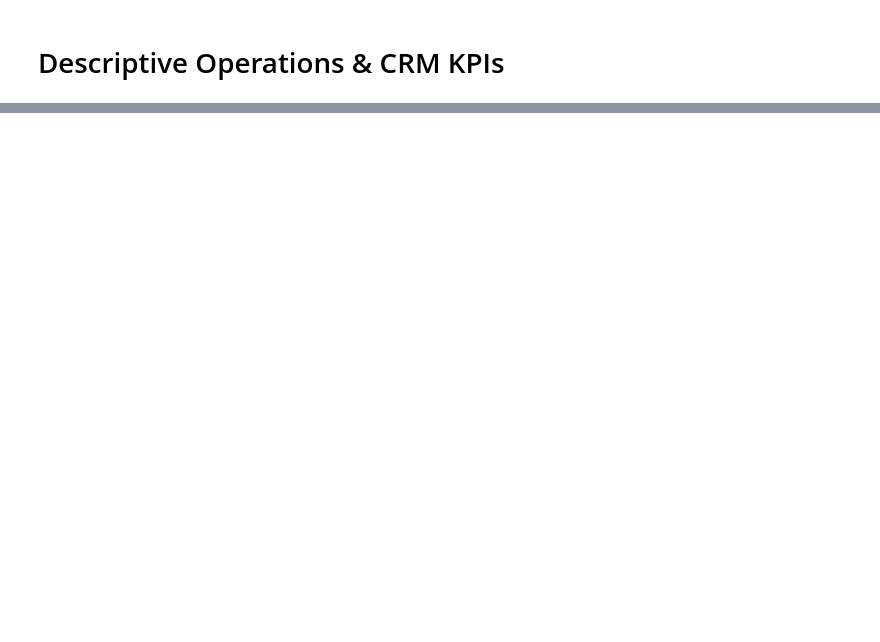
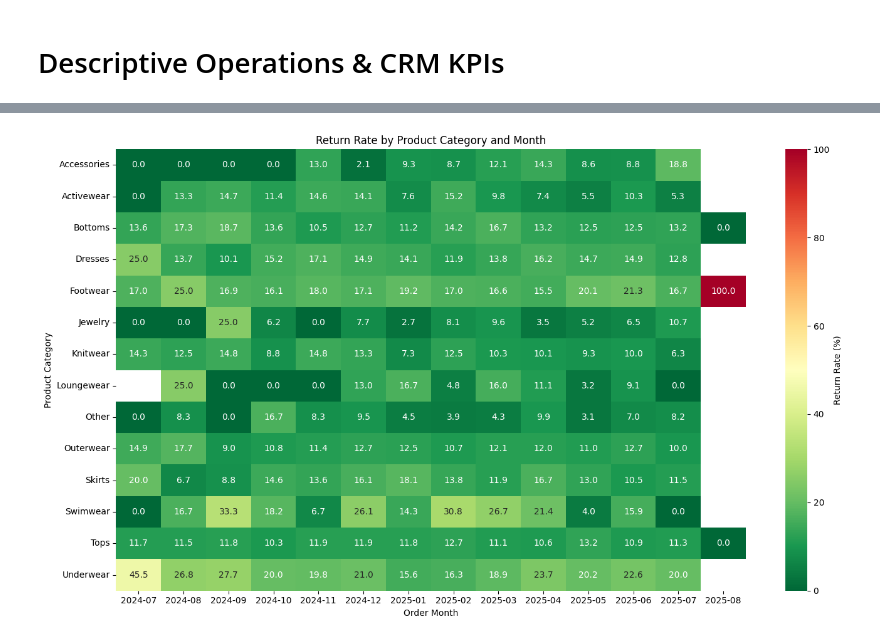
Before and after one commit to Barahow/Operational-CRM-Analysis-Retention-Funnel-and-Repurchase-Insights, a Jupyter notebook: notebooks/eda/01_descriptive_analysis.ipynb.ipynb, the cells around one changed output, grey strips where cells are left out. Cells and saved outputs as stored; diff of their text form; code cells hidden in the pictures; blank space fills up the shorter version.

Commit message:
Order & Fulfillment Overview and Inventory & Returns done

```diff
--- a/notebooks/eda/01_descriptive_analysis.ipynb.ipynb
+++ b/notebooks/eda/01_descriptive_analysis.ipynb.ipynb
@@ -299,0 +27,15 @@ plt.show()
+# %%
+import pandas as pd
+import numpy as np
+import matplotlib.pyplot as plt
+import seaborn as sns
+
+customer_df = pd.read_csv('../data/customers.csv')
+#email_campaign_df = pd.read_csv('../data/email_campaigns.csv')
+#email_engagement_df = pd.read_csv('../data/email_engagement.csv')
+inventory_df= pd.read_csv('../data/inventory.csv')
+orders_df= pd.read_csv('../data/orders.csv')
+returns_df= pd.read_csv('../data/returns.csv')
+shipments_df = pd.read_csv('../data/shipments.csv')
+time_dim=pd.read_csv('../data/time_dim.csv')
+products_df = pd.read_csv('../data/products.csv')
@@ -299,0 +216,26 @@ plt.show()
+# %%
+
+
+# Pivot for heatmap
+heatmap_data = return_rate_df.pivot(
+    index='product_category',
+    columns='order_month',
+    values='return_rate'
+)
+
+plt.figure(figsize=(14, 8))
+sns.heatmap(
+    heatmap_data,
+    annot=True,
+    fmt=".1f",
+    cmap="RdYlGn_r",
+    cbar_kws={'label': 'Return Rate (%)'}
+)
+
+plt.title('Return Rate by Product Category and Month')
+plt.xlabel('Order Month')
+plt.ylabel('Product Category')
+plt.tight_layout()
+plt.show()
+# %% [output]
+[figure, added]
```
Also changed, not shown: parts of 48 cells of this notebook.
